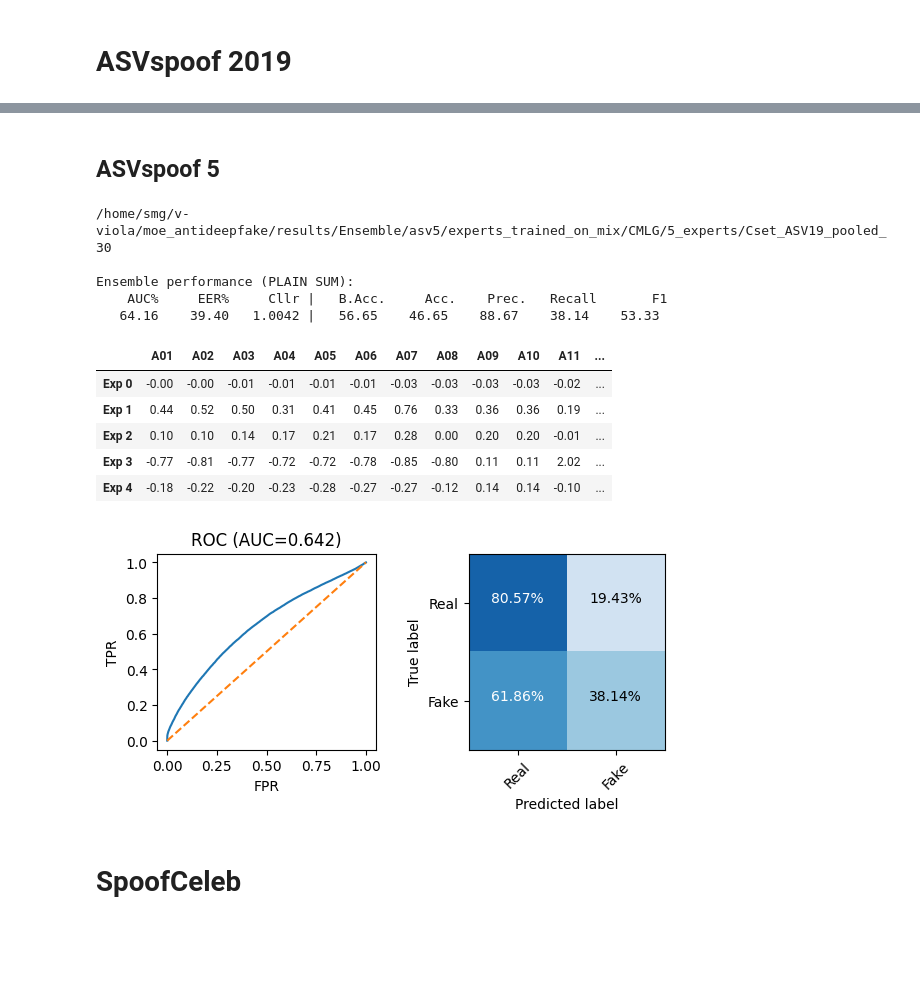
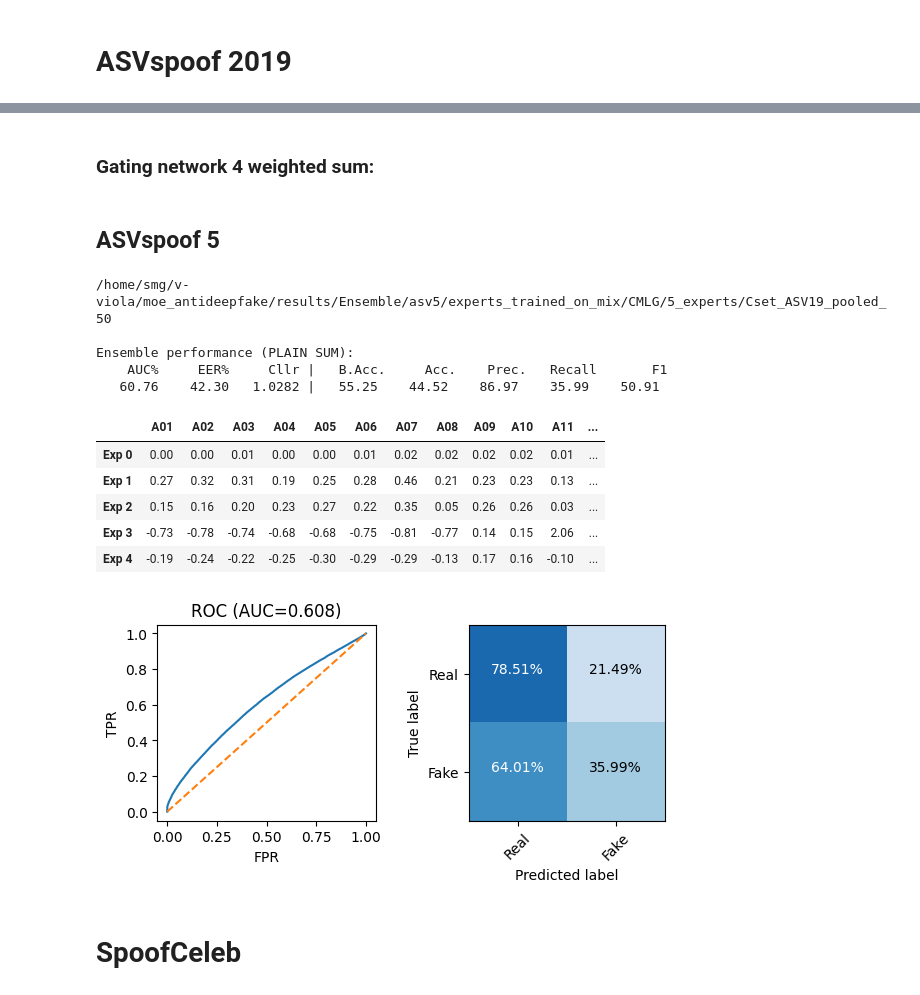
Before and after one commit to nii-yamagishilab/MoE-AntiDeepfake, a Jupyter notebook: notebooks/5a_ensemble_results.ipynb, the cells around one changed output, grey strips where cells are left out. Drawn from its saved outputs; the diff is of its cells as text; code cells hidden in the pictures; blank space fills up the shorter version.

```diff
--- a/notebooks/5a_ensemble_results.ipynb
+++ b/notebooks/5a_ensemble_results.ipynb
@@ -229,0 +106,24 @@ Ensemble performance (PLAIN SUM):
+# %%
+rootpath = "/home/smg/v-viola/moe_antideepfake/results/Ensemble/asv19/experts_trained_on_mix/CMLG/5_experts"
+
+specific_path = 'Cset_ASV19_pooled_50_dev_eval'
+full_path = os.path.join(rootpath, specific_path)
+print(full_path)
+
+labels = np.load(os.path.join(full_path, "labels.npy"))
+logLR_scores = np.load(os.path.join(full_path, "scores_per_expert.npy"))
+attack_ids = np.load(os.path.join(full_path, "attack_ids.npy"))
+#attack_ids = attack_ids[0, :]
+
+# Compute individual logLR
+unique_attacks = np.unique(attack_ids)
+mean_scores_per_attack = {}
+for attack in unique_attacks:
+    mask = (attack_ids == attack)
+    mask = mask.squeeze()  # (1, Nsamples) -> (Nsamples)
+    mean_scores_per_attack[attack] = np.mean(logLR_scores[:, mask], axis=1)
+
+# Visualize table
+df = pd.DataFrame({a: mean_scores_per_attack[a] for a in unique_attacks})
+df.index = [f"Exp {i}" for i in range(logLR_scores.shape[0])]
+df.round(2)
@@ -230,8 +158,10 @@ Ensemble performance (PLAIN SUM):
+# %% [markdown]
+### Gating network 4 weighted sum:
 # %% [markdown]
 ## ASVspoof 5
 # %%
 rootpath = "/home/smg/v-viola/moe_antideepfake/results/Ensemble/asv5/experts_trained_on_mix/CMLG/5_experts"
-specific_path = 'Cset_ASV19_pooled_30'
+specific_path = 'Cset_ASV19_pooled_50'
 
 full_path = os.path.join(rootpath, specific_path)
 print(full_path)
@@ -239,41 +169,41 @@ print(full_path)
 labels = np.load(os.path.join(full_path, "labels.npy"))
 logLR_scores = np.load(os.path.join(full_path, "scores_per_expert.npy"))
 attack_ids = np.load(os.path.join(full_path, "attack_ids.npy"))
 
 
 # Print ensemble performance metrics & confusion matrix
 print()
 print("Ensemble performance (PLAIN SUM):")
 sum_logLR_scores = np.sum(logLR_scores, axis=0)
 analyze_ensemble(sum_logLR_scores, labels, threshold=0)
 print()
 
 
 # Compute individual logLR
 unique_attacks = np.unique(attack_ids)
 mean_scores_per_attack = {}
 for attack in unique_attacks:
     mask = (attack_ids == attack)
     mask = mask.squeeze()  # (1, Nsamples) -> (Nsamples)
     mean_scores_per_attack[attack] = np.mean(logLR_scores[:, mask], axis=1)
 
 # Visualize table
 df = pd.DataFrame({a: mean_scores_per_attack[a] for a in unique_attacks})
 df.index = [f"Exp {i}" for i in range(logLR_scores.shape[0])]
 df.round(2)
 # %% [output]
-/home/smg/v-viola/moe_antideepfake/results/Ensemble/asv5/experts_trained_on_mix/CMLG/5_experts/Cset_ASV19_pooled_30
+/home/smg/v-viola/moe_antideepfake/results/Ensemble/asv5/experts_trained_on_mix/CMLG/5_experts/Cset_ASV19_pooled_50
 
 Ensemble performance (PLAIN SUM):
     AUC%     EER%     Cllr |   B.Acc.     Acc.    Prec.   Recall       F1
-   64.16    39.40   1.0042 |   56.65    46.65    88.67    38.14    53.33
+   60.76    42.30   1.0282 |   55.25    44.52    86.97    35.99    50.91
 |  | A01 | A02 | A03 | A04 | A05 | A06 | A07 | A08 | A09 | A10 | A11 | ... |
-| Exp 0 | -0.00 | -0.00 | -0.01 | -0.01 | -0.01 | -0.01 | -0.03 | -0.03 | -0.03 | -0.03 | -0.02 | ... |
-| Exp 1 | 0.44 | 0.52 | 0.50 | 0.31 | 0.41 | 0.45 | 0.76 | 0.33 | 0.36 | 0.36 | 0.19 | ... |
-| Exp 2 | 0.10 | 0.10 | 0.14 | 0.17 | 0.21 | 0.17 | 0.28 | 0.00 | 0.20 | 0.20 | -0.01 | ... |
-| Exp 3 | -0.77 | -0.81 | -0.77 | -0.72 | -0.72 | -0.78 | -0.85 | -0.80 | 0.11 | 0.11 | 2.02 | ... |
-| Exp 4 | -0.18 | -0.22 | -0.20 | -0.23 | -0.28 | -0.27 | -0.27 | -0.12 | 0.14 | 0.14 | -0.10 | ... |
+| Exp 0 | 0.00 | 0.00 | 0.01 | 0.00 | 0.00 | 0.01 | 0.02 | 0.02 | 0.02 | 0.02 | 0.01 | ... |
+| Exp 1 | 0.27 | 0.32 | 0.31 | 0.19 | 0.25 | 0.28 | 0.46 | 0.21 | 0.23 | 0.23 | 0.13 | ... |
+| Exp 2 | 0.15 | 0.16 | 0.20 | 0.23 | 0.27 | 0.22 | 0.35 | 0.05 | 0.26 | 0.26 | 0.03 | ... |
+| Exp 3 | -0.73 | -0.78 | -0.74 | -0.68 | -0.68 | -0.75 | -0.81 | -0.77 | 0.14 | 0.15 | 2.06 | ... |
+| Exp 4 | -0.19 | -0.24 | -0.22 | -0.25 | -0.30 | -0.29 | -0.29 | -0.13 | 0.17 | 0.16 | -0.10 | ... |
-[figure, old version]
+[figure, new version]
 # %% [markdown]
 # SpoofCeleb
 # %%
```
Also changed, not shown: parts of 14 cells of this notebook, 1 other file.
